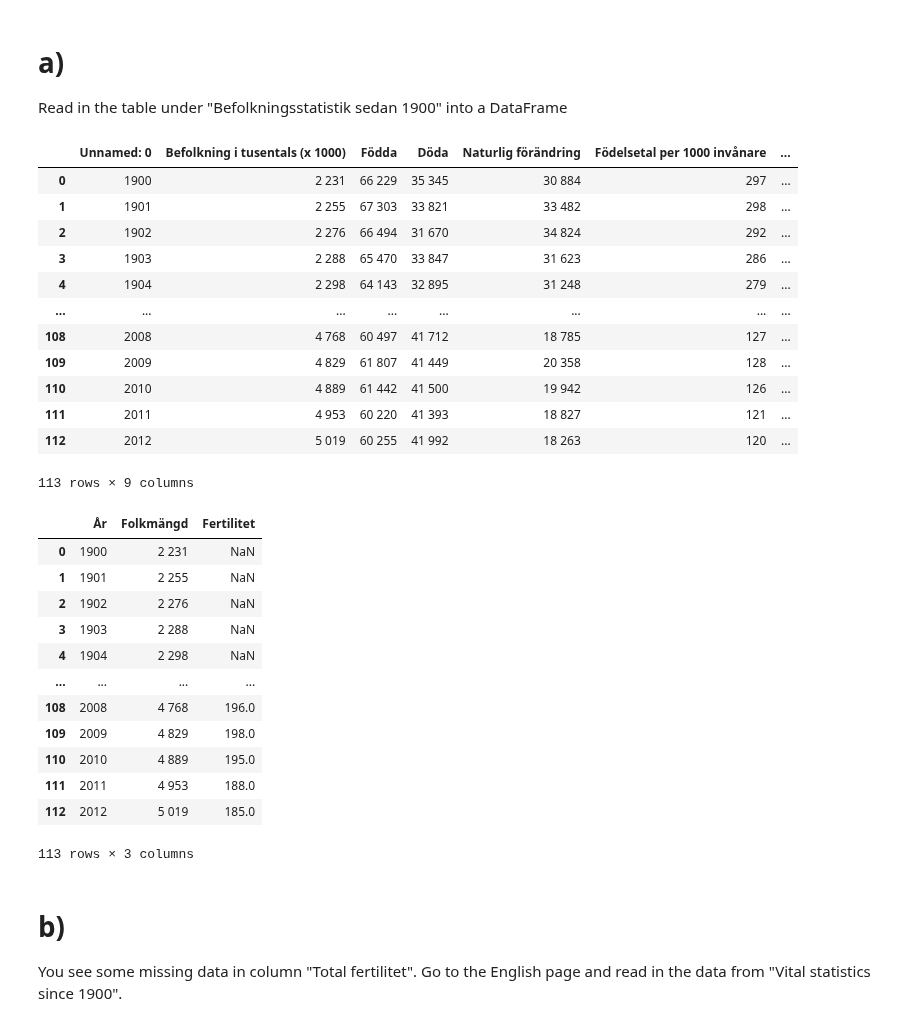
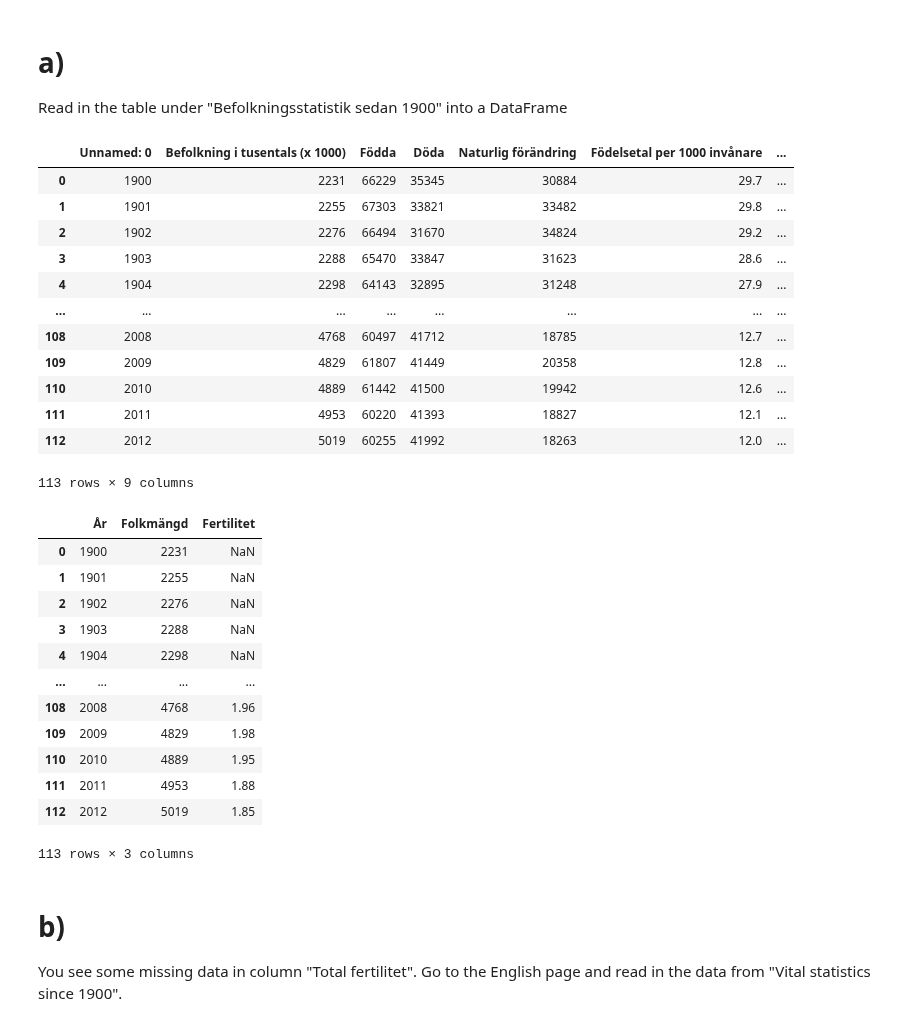
Before and after one commit to xjohansson/Databehandling_Xiu, a Jupyter notebook: Exercise/Exercise2_mergy.ipynb, the cells around one changed output. Drawn from its saved outputs; the diff is of its cells as text; code cells hidden in the pictures.

```diff
--- a/Exercise/Exercise2_mergy.ipynb
+++ b/Exercise/Exercise2_mergy.ipynb
@@ -256,44 +303,44 @@ Read in the table under "Befolkningsstatistik sedan 1900" into a DataFrame
 # %%
 link="https://sv.wikipedia.org/wiki/Norges_demografi"
 import pandas as pd
-tables_norge=pd.read_html(link)
+tables_norge=pd.read_html(link, thousands=" ", decimal=",")
 #tables_norge
 # %%
-norge=tables_norge[2]
-norge
+norway=tables_norge[2]
+norway
 # %% [output]
 |  | Unnamed: 0 | Befolkning i tusentals (x 1000) | Födda | Döda | Naturlig förändring | Födelsetal per 1000 invånare | ... |
-| 0 | 1900 | 2 231 | 66 229 | 35 345 | 30 884 | 297 | ... |
-| 1 | 1901 | 2 255 | 67 303 | 33 821 | 33 482 | 298 | ... |
-| 2 | 1902 | 2 276 | 66 494 | 31 670 | 34 824 | 292 | ... |
-| 3 | 1903 | 2 288 | 65 470 | 33 847 | 31 623 | 286 | ... |
-| 4 | 1904 | 2 298 | 64 143 | 32 895 | 31 248 | 279 | ... |
+| 0 | 1900 | 2231 | 66229 | 35345 | 30884 | 29.7 | ... |
+| 1 | 1901 | 2255 | 67303 | 33821 | 33482 | 29.8 | ... |
+| 2 | 1902 | 2276 | 66494 | 31670 | 34824 | 29.2 | ... |
+| 3 | 1903 | 2288 | 65470 | 33847 | 31623 | 28.6 | ... |
+| 4 | 1904 | 2298 | 64143 | 32895 | 31248 | 27.9 | ... |
 | ... | ... | ... | ... | ... | ... | ... | ... |
-| 108 | 2008 | 4 768 | 60 497 | 41 712 | 18 785 | 127 | ... |
-| 109 | 2009 | 4 829 | 61 807 | 41 449 | 20 358 | 128 | ... |
-| 110 | 2010 | 4 889 | 61 442 | 41 500 | 19 942 | 126 | ... |
-| 111 | 2011 | 4 953 | 60 220 | 41 393 | 18 827 | 121 | ... |
-| 112 | 2012 | 5 019 | 60 255 | 41 992 | 18 263 | 120 | ... |
+| 108 | 2008 | 4768 | 60497 | 41712 | 18785 | 12.7 | ... |
+| 109 | 2009 | 4829 | 61807 | 41449 | 20358 | 12.8 | ... |
+| 110 | 2010 | 4889 | 61442 | 41500 | 19942 | 12.6 | ... |
+| 111 | 2011 | 4953 | 60220 | 41393 | 18827 | 12.1 | ... |
+| 112 | 2012 | 5019 | 60255 | 41992 | 18263 | 12.0 | ... |
 113 rows × 9 columns
 # %%
-norge_swe=Norge.rename(columns={"Unnamed: 0":"År",
+norway_swe=norway.rename(columns={"Unnamed: 0":"År",
                                  "Total fertilitet" :"Fertilitet",
                             "Befolkning i tusentals (x 1000)" :"Folkmängd" })
-norge_swe=norge_swe.loc[:,["År","Folkmängd","Fertilitet"]]  #提取三列
-norge_swe
+norway_swe=norway_swe.loc[:,["År","Folkmängd","Fertilitet"]]  #提取三列
+norway_swe
 # %% [output]
 |  | År | Folkmängd | Fertilitet |
-| 0 | 1900 | 2 231 | NaN |
-| 1 | 1901 | 2 255 | NaN |
-| 2 | 1902 | 2 276 | NaN |
-| 3 | 1903 | 2 288 | NaN |
-| 4 | 1904 | 2 298 | NaN |
+| 0 | 1900 | 2231 | NaN |
+| 1 | 1901 | 2255 | NaN |
+| 2 | 1902 | 2276 | NaN |
+| 3 | 1903 | 2288 | NaN |
+| 4 | 1904 | 2298 | NaN |
 | ... | ... | ... | ... |
-| 108 | 2008 | 4 768 | 196.0 |
-| 109 | 2009 | 4 829 | 198.0 |
-| 110 | 2010 | 4 889 | 195.0 |
-| 111 | 2011 | 4 953 | 188.0 |
-| 112 | 2012 | 5 019 | 185.0 |
+| 108 | 2008 | 4768 | 1.96 |
+| 109 | 2009 | 4829 | 1.98 |
+| 110 | 2010 | 4889 | 1.95 |
+| 111 | 2011 | 4953 | 1.88 |
+| 112 | 2012 | 5019 | 1.85 |
 113 rows × 3 columns
 # %% [markdown]
 # b)
```
Also changed, not shown: parts of 29 cells of this notebook, 8 other files.
